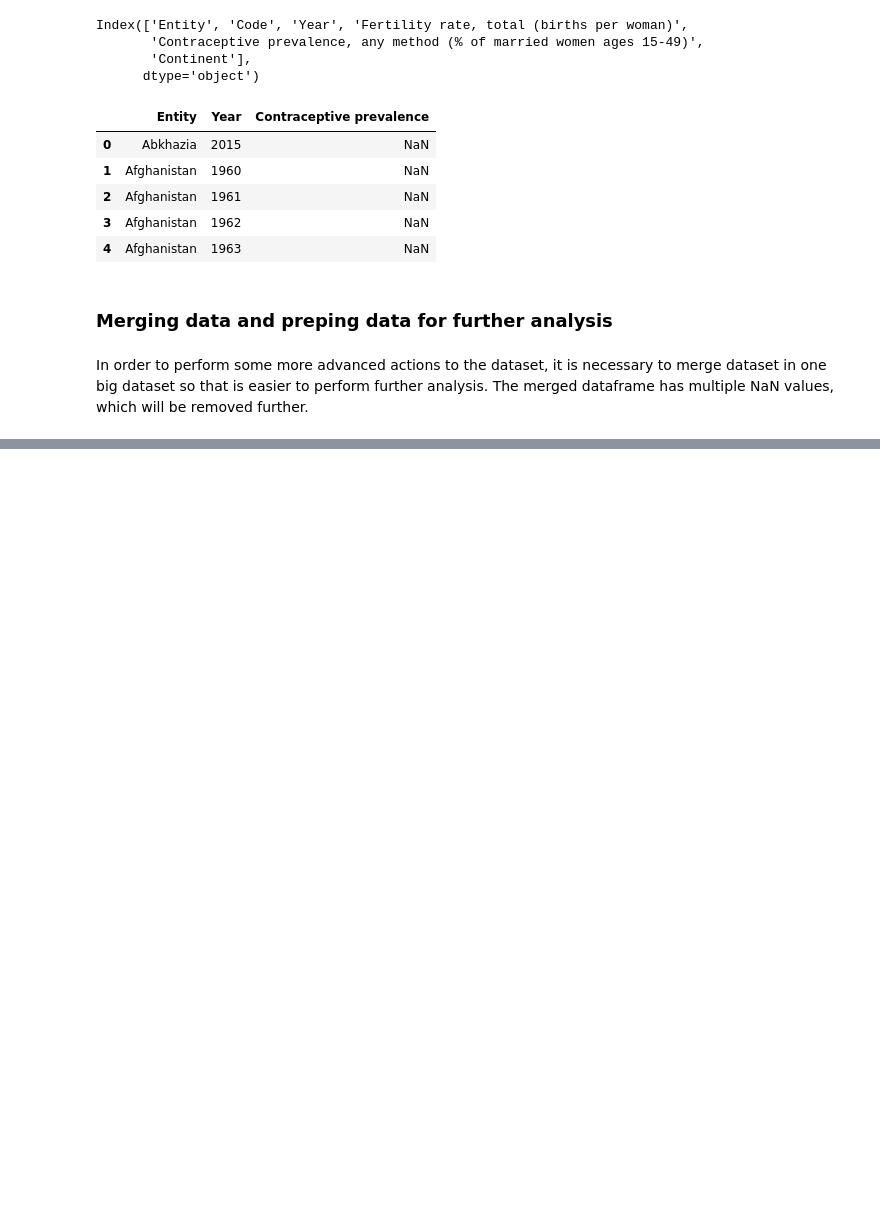
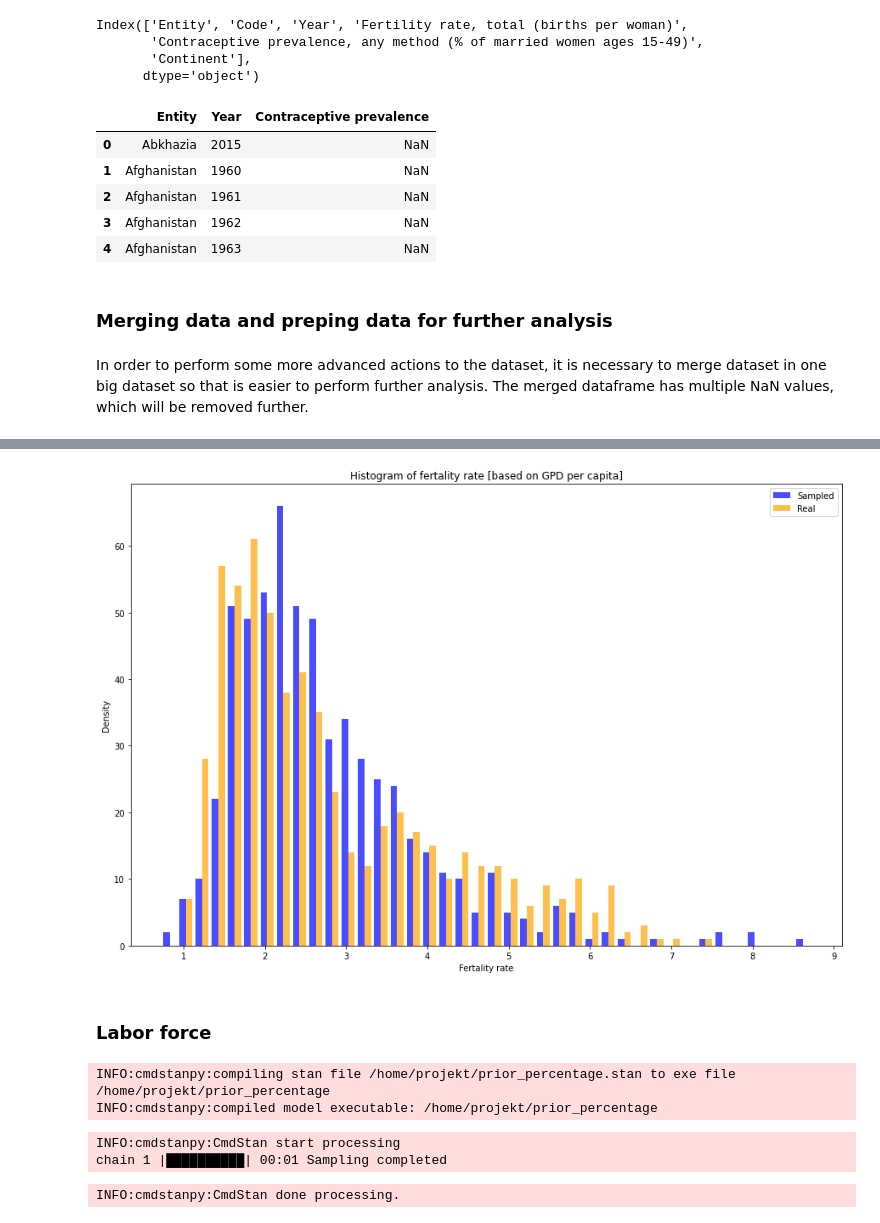
Before and after one commit to michalsciubisz/fertility_rate_project, a Jupyter notebook: fertility_rate.ipynb, the cells around one changed output, grey strips where cells are left out. Drawn from its saved outputs; the diff is of its cells as text; code cells hidden in the pictures; blank space fills up the shorter version.

```diff
--- a/fertility_rate.ipynb
+++ b/fertility_rate.ipynb
@@ -130,0 +159,2 @@ merged_df= gdp_df.merge(labor_df, on=['Entity', 'Year'])\
+# %%
+prior_df = merged_df.drop(columns='Education years').dropna()
@@ -130,0 +167,11 @@ merged_df= gdp_df.merge(labor_df, on=['Entity', 'Year'])\
+# %%
+data_simulation_gdp = {
+    'N': len(prior_df),
+    'gdp_per_capita': prior_df['GDP per capita'].values/1000,
+    'mu_alpha': np.log(prior_df['Fertility rate'].mean()),
+    'sig_alpha': np.log(prior_df['Fertility rate'].std()),
+    'mu_beta': 0.1,
+    'sig_beta': 0.05,
+    'shape' : 1,
+    'rate' : 1.1
+}
@@ -130,0 +187,17 @@ merged_df= gdp_df.merge(labor_df, on=['Entity', 'Year'])\
+# %%
+plt.figure(figsize=(15,10))
+plt.title('Histogram of fertality rate [based on GPD per capita]')
+plt.hist([sim_gdp_df['y_pred[2]'], prior_df['Fertility rate']], bins=40, alpha=0.7, label=['Sampled', 'Real'], color=['blue', 'orange'])
+plt.legend()
+plt.ylabel('Density')
+plt.xlabel('Fertality rate')
+plt.show()
+# %% [output]
+[figure, added]
+# %% [markdown]
+### Labor force
+# %%
+percentage_prior = CmdStanModel(stan_file='prior_percentage.stan')
+# %% [output]
+INFO:cmdstanpy:compiling stan file /home/projekt/prior_percentage.stan to exe file /home/projekt/prior_percentage
+INFO:cmdstanpy:compiled model executable: /home/projekt/prior_percentage
@@ -130,0 +215,9 @@ merged_df= gdp_df.merge(labor_df, on=['Entity', 'Year'])\
+# %%
+R = len(prior_df)
+
+sim_labor = percentage_prior.sample(data=data_simulation_labor, iter_warmup=500, iter_sampling=R, chains=1, seed=2001)
+sim_labor_df = sim_labor.draws_pd()
+# %% [output]
+INFO:cmdstanpy:CmdStan start processing
+chain 1 |██████████| 00:01 Sampling completed
+INFO:cmdstanpy:CmdStan done processing.
```
Also changed, not shown: parts of 21 cells of this notebook.
